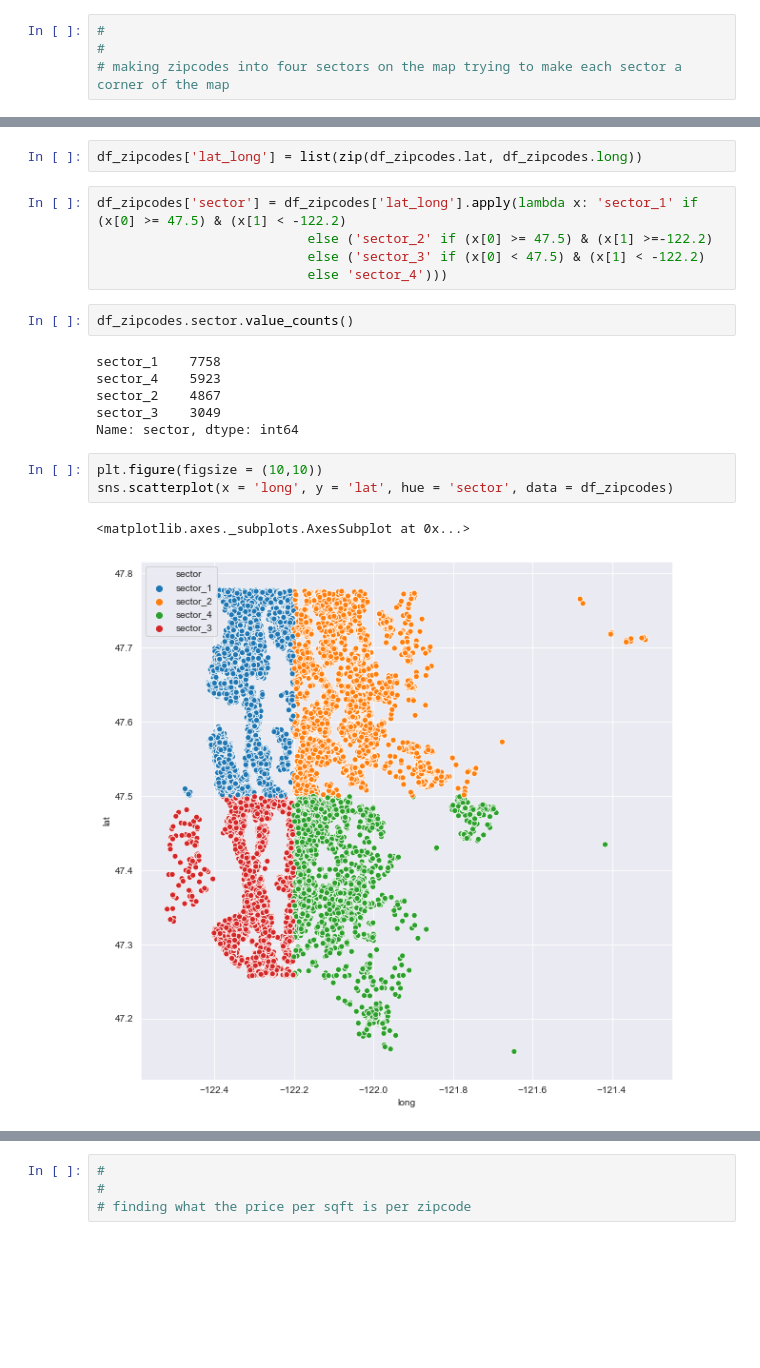
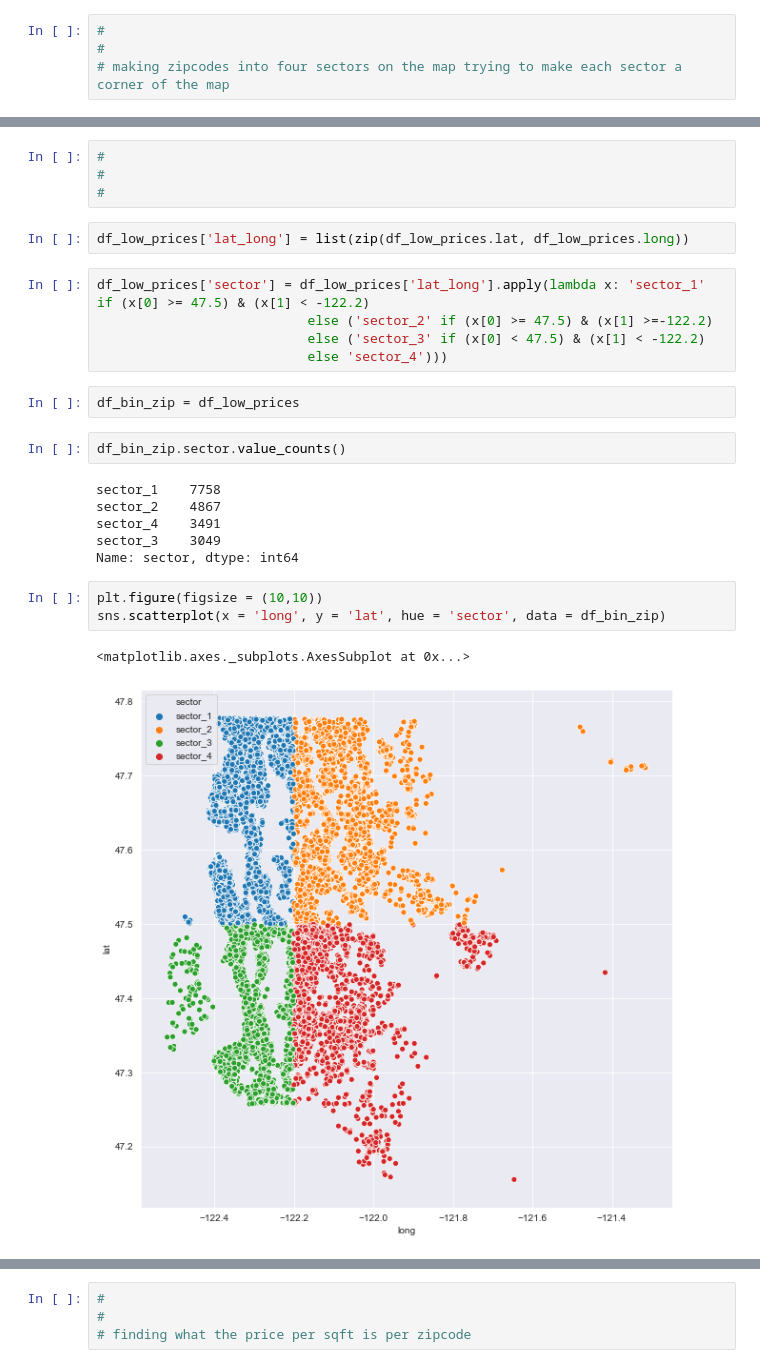
Before and after one commit to Aper012/dsc-phase-2-project, a Jupyter notebook: Project2.ipynb, the cells around one changed output, grey strips where cells are left out. Cells and saved outputs as stored; diff of their text form; blank space fills up the shorter version.

```diff
--- a/Project2.ipynb
+++ b/Project2.ipynb
@@ -954,22 +1005,28 @@ memory usage: 5.1+ MB
+# %%
+#
+#
+#
 # %%
-df_zipcodes['lat_long'] = list(zip(df_zipcodes.lat, df_zipcodes.long))
+df_low_prices['lat_long'] = list(zip(df_low_prices.lat, df_low_prices.long))
 # %%
-df_zipcodes['sector'] = df_zipcodes['lat_long'].apply(lambda x: 'sector_1' if (x[0] >= 47.5) & (x[1] < -122.2)
+df_low_prices['sector'] = df_low_prices['lat_long'].apply(lambda x: 'sector_1' if (x[0] >= 47.5) & (x[1] < -122.2)
                            else ('sector_2' if (x[0] >= 47.5) & (x[1] >=-122.2)
                            else ('sector_3' if (x[0] < 47.5) & (x[1] < -122.2)
                            else 'sector_4')))
+# %%
+df_bin_zip = df_low_prices
 # %%
-df_zipcodes.sector.value_counts()
+df_bin_zip.sector.value_counts()
 # %% [output]
 sector_1    7758
-sector_4    5923
 sector_2    4867
+sector_4    3491
 sector_3    3049
 Name: sector, dtype: int64
 # %%
 plt.figure(figsize = (10,10))
-sns.scatterplot(x = 'long', y = 'lat', hue = 'sector', data = df_zipcodes)
+sns.scatterplot(x = 'long', y = 'lat', hue = 'sector', data = df_bin_zip)
 # %% [output]
 <matplotlib.axes._subplots.AxesSubplot at 0x...>
-[figure, old version]
+[figure, new version]
 # %%
```
Also changed, not shown: parts of 27 cells of this notebook.
